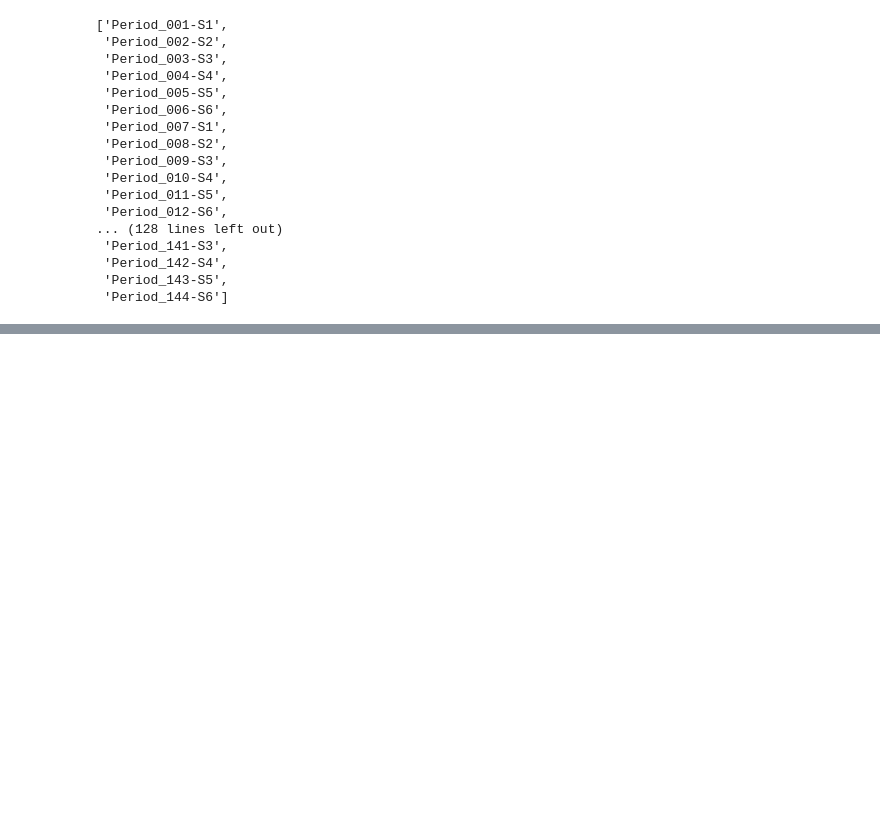
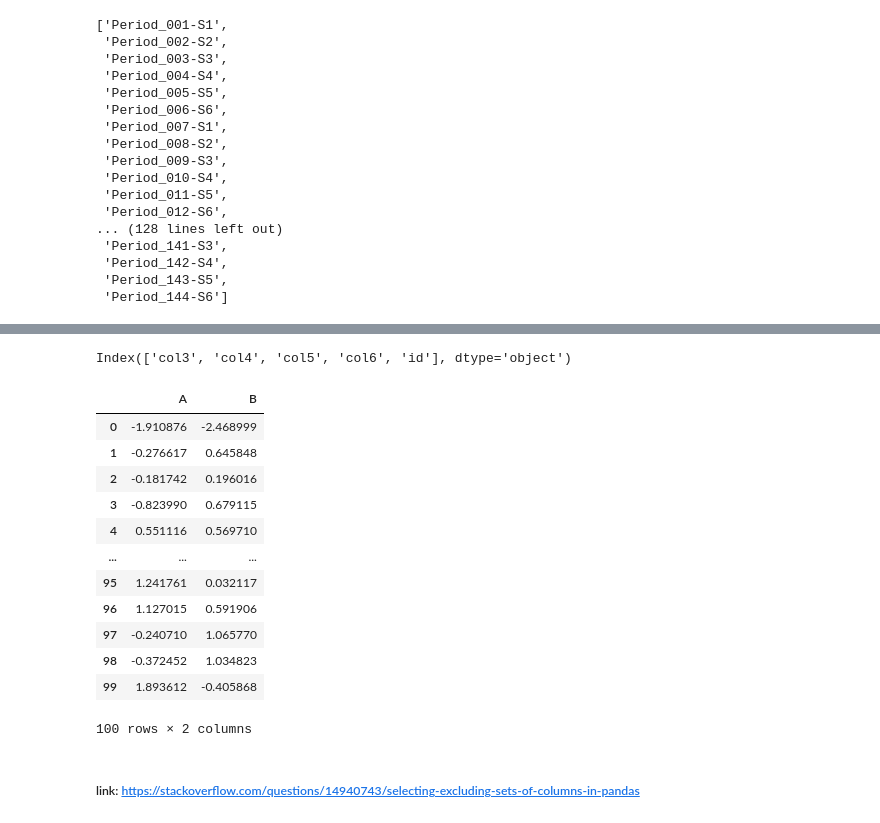
Before and after one commit to alexaugusto23/python_developer, a Jupyter notebook: Planejamento - Lógicas/Scripts e Notebooks/logicas_pyplan.ipynb, the cells around one changed output, grey strips where cells are left out. Saved outputs shown, nothing was run; the diff lists cells and outputs as text; code cells hidden in the pictures; blank space fills up the shorter version.

Commit message:
excluding subsets

```diff
--- a/Planejamento - Lógicas/Scripts e Notebooks/logicas_pyplan.ipynb
+++ b/Planejamento - Lógicas/Scripts e Notebooks/logicas_pyplan.ipynb
@@ -767,0 +788,37 @@ _cols2 = [ f"-S{j}"  for i in range(1, 25) for j in range( 1,7)]
+# %%
+_df.columns.difference(['col1', 'col2'])
+# %% [output]
+Index(['col3', 'col4', 'col5', 'col6', 'id'], dtype='object')
+# %%
+import numpy as np
+import pandas as pd
+
+# Create a dataframe with columns A,B,C and D
+df = pd.DataFrame(np.random.randn(100, 4), columns=list('ABCD'))
+
+# include the columns you want
+df[df.columns[df.columns.isin(['A', 'B'])]]
+
+# or more simply include columns:
+df[['A', 'B']]
+
+# exclude columns you don't want
+df[df.columns[~df.columns.isin(['C','D'])]]
+
+# or even simpler since 0.24
+# with the caveat that it reorders columns alphabetically
+df[df.columns.difference(['C', 'D'])]
+# %% [output]
+|  | A | B |
+| 0 | -1.910876 | -2.468999 |
+| 1 | -0.276617 | 0.645848 |
+| 2 | -0.181742 | 0.196016 |
+| 3 | -0.823990 | 0.679115 |
+| 4 | 0.551116 | 0.569710 |
+| ... | ... | ... |
+| 95 | 1.241761 | 0.032117 |
+| 96 | 1.127015 | 0.591906 |
+| 97 | -0.240710 | 1.065770 |
+| 98 | -0.372452 | 1.034823 |
+| 99 | 1.893612 | -0.405868 |
+100 rows × 2 columns
@@ -767,0 +831,2 @@ _cols2 = [ f"-S{j}"  for i in range(1, 25) for j in range( 1,7)]
+# %% [markdown]
+##### link: https://stackoverflow.com/questions/14940743/selecting-excluding-sets-of-columns-in-pandas
```
Also changed, not shown: parts of 6 cells of this notebook.
